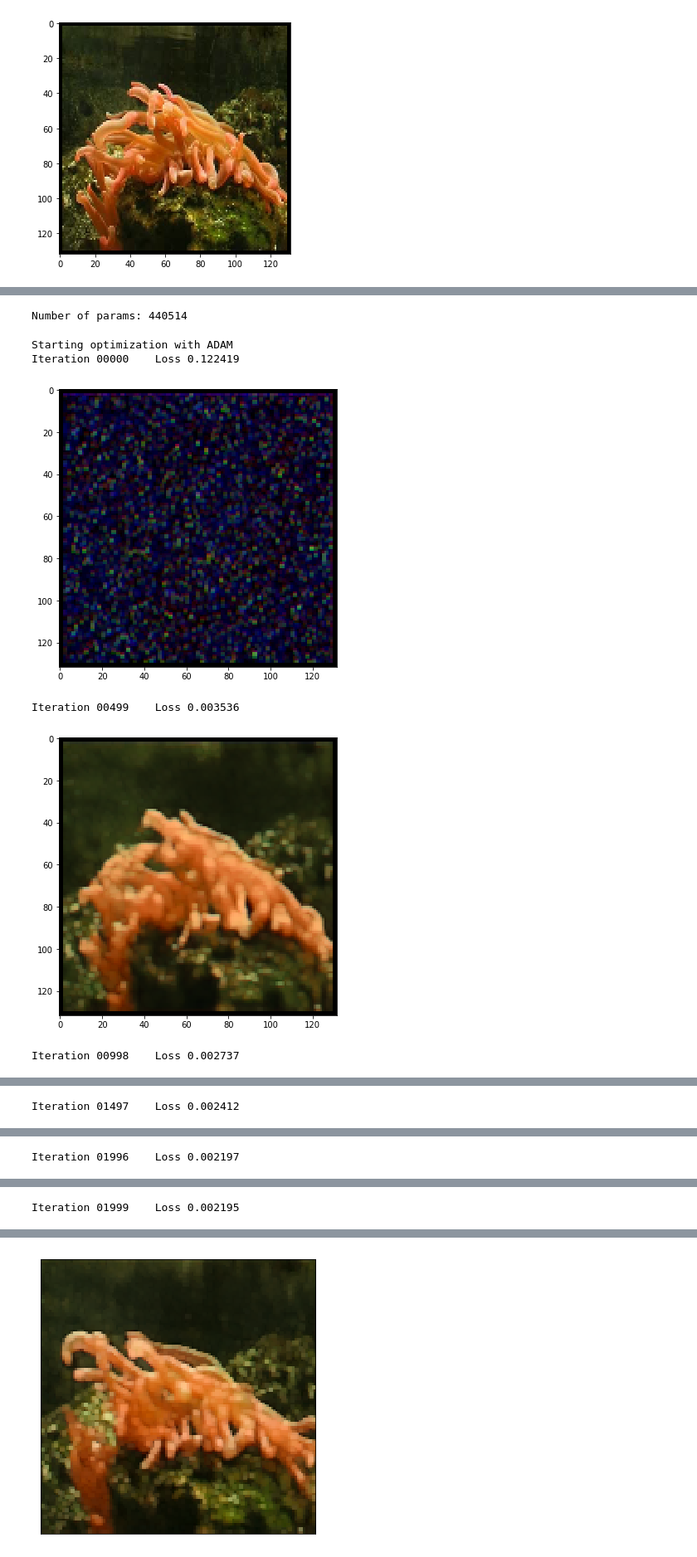
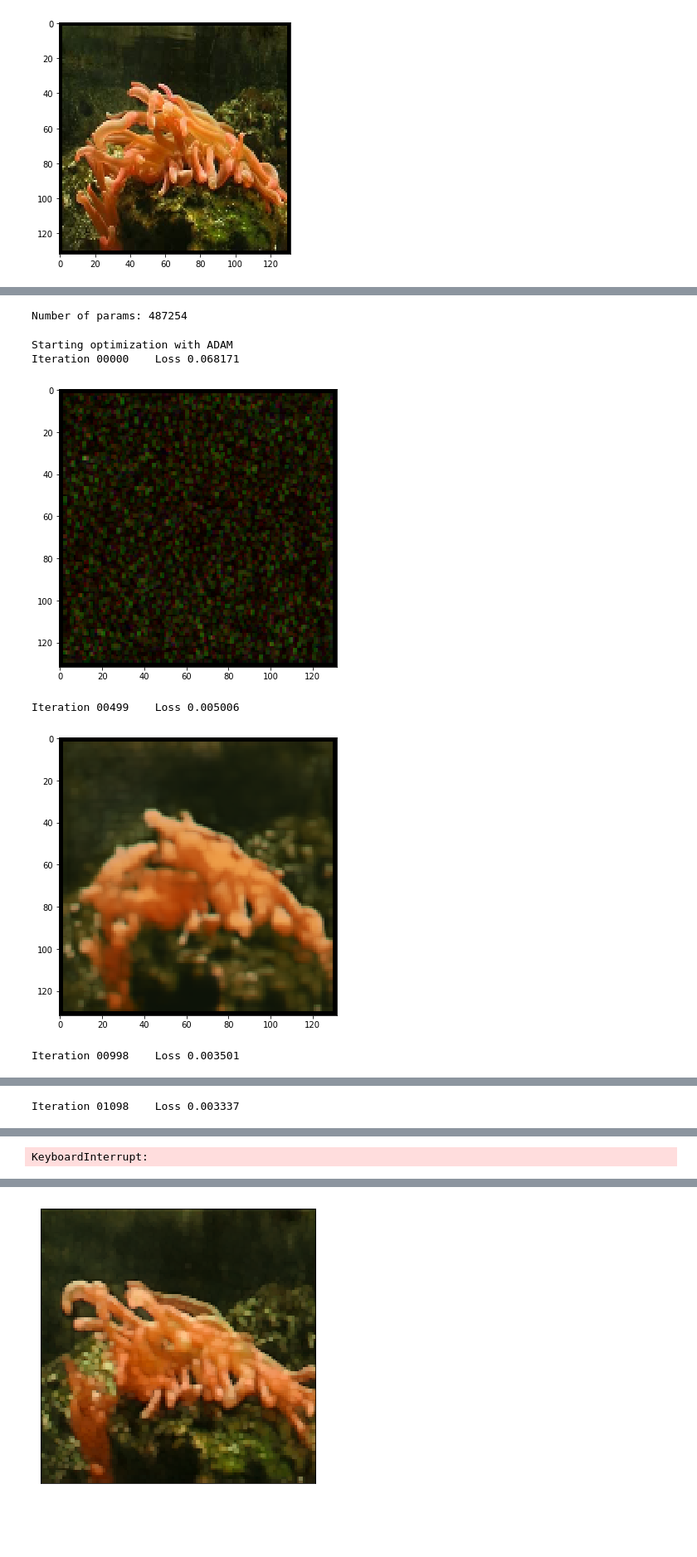
Before and after one commit to FilatovArtm/Images2Life, a Jupyter notebook: exp_3_fixed_exp_z_train-1.ipynb, the cells around one changed output, grey strips where cells are left out. Shown at 83% size. Drawn from its saved outputs; the diff is of its cells as text; code cells hidden in the pictures; blank space fills up the shorter version.

```diff
--- a/exp_3_fixed_exp_z_train-1.ipynb
+++ b/exp_3_fixed_exp_z_train-1.ipynb
@@ -28,7 +28,7 @@ import skvideo.io
 from skimage.transform import resize
 # %%
 T = 64
-M = 10
+M = 40
 N = 128
 
 k = N
@@ -45,5 +45,5 @@ plot_image_grid([data[0]], factor=4);
 # %% [output]
 [figure]
 # %%
-omega = np.exp(np.linspace(-3, 0, M))
-mu = np.exp(np.linspace(-3, 0, M))
+omega = np.exp(np.linspace(-15, -3, M))
+mu = np.exp(np.linspace(-15, -3, M))
@@ -89,42 +96,44 @@ print ('Number of params: %d' % s)
 # Loss
 mse = torch.nn.MSELoss().type(dtype)
 # %% [output]
-Number of params: 440514
+Number of params: 487254
 # %%
 net_input_saved = net_input.data.clone()
 noise = net_input.data.clone()
 
 i = 0
 def closure():
 
     global i
+    if i == 50:
+        net.eval()
 
     if reg_noise_std > 0:
         net_input.data = net_input_saved + (noise.normal_() * reg_noise_std)
 
     z = Variable(torch.ones((T, 1, k, r)).cuda()) * origin
     net_input = torch.cat([z, waves], dim=1)
     out = net(net_input)
 
     total_loss = mse(out, true_video)
     total_loss.backward(retain_graph=True)
 
     print ('Iteration %05d    Loss %f' % (i, total_loss.data[0]), '\r', end='')
     if  PLOT and i % show_every == 0:
         out_np = net(net_input)[0].cpu().data.numpy()
         plot_image_grid([np.clip(out_np, 0, 1)], factor=figsize, nrow=1)
 
     i += 1
 
     return total_loss
 
 p = get_params(OPT_OVER, net, net_input)
 p += [origin]
 optimize(OPTIMIZER, p, closure, LR, num_iter)
 # %% [output]
 Starting optimization with ADAM
-Iteration 00000    Loss 0.122419
+Iteration 00000    Loss 0.068171
-[figure, old version]
+[figure, new version]
-Iteration 00499    Loss 0.003536
+Iteration 00499    Loss 0.005006
-[figure, old version]
+[figure, new version]
-Iteration 00998    Loss 0.002737
+Iteration 00998    Loss 0.003501
@@ -132 +141 @@ Iteration 00998    Loss 0.002737
-Iteration 01497    Loss 0.002412
+Iteration 01098    Loss 0.003337
@@ -134 +142 @@ Iteration 01497    Loss 0.002412
-Iteration 01996    Loss 0.002197
+KeyboardInterrupt:
@@ -136,2 +143 @@ Iteration 01996    Loss 0.002197
-Iteration 01999    Loss 0.002195
 # %%
```
Also changed, not shown: parts of 10 cells of this notebook, 9 other files.
